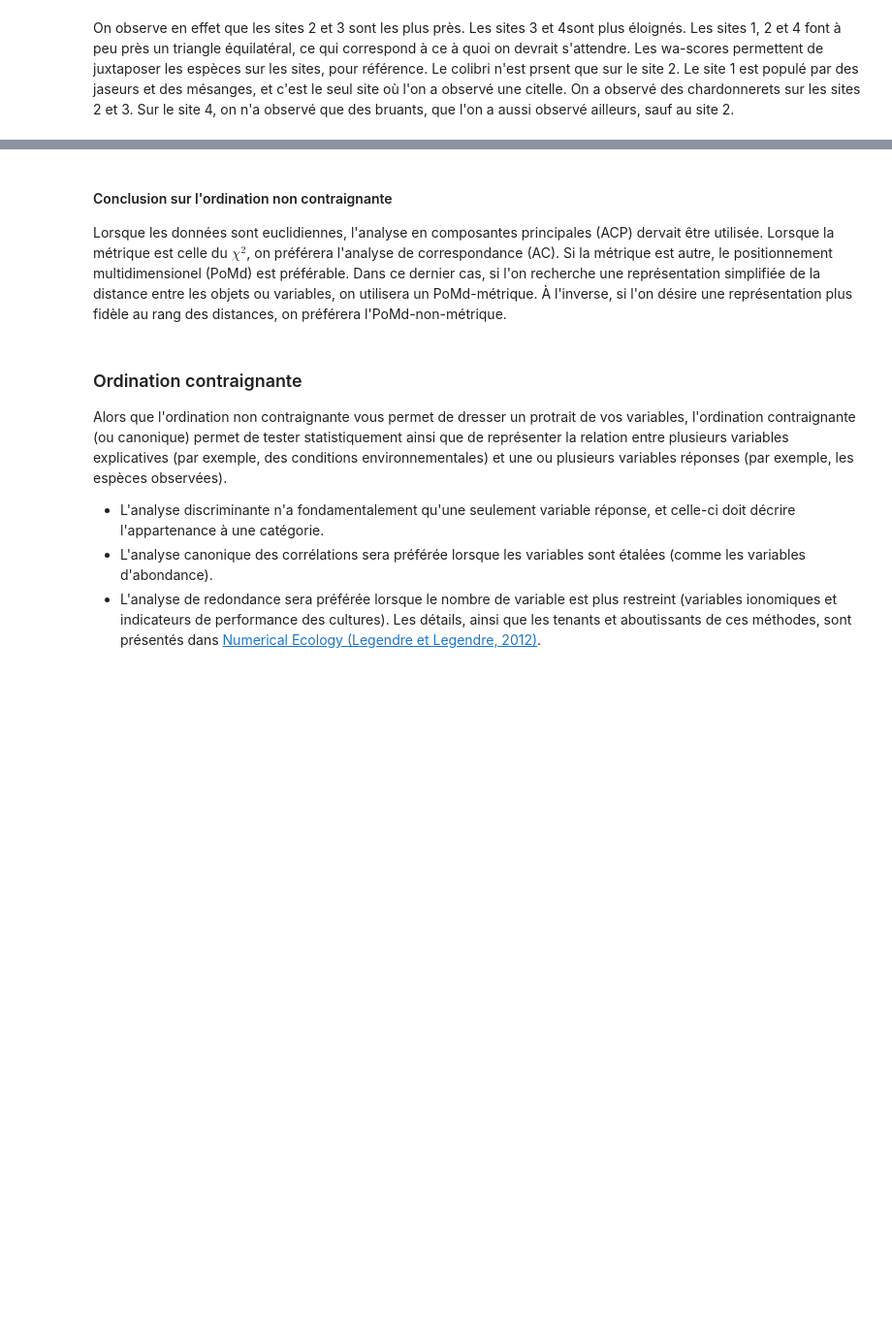
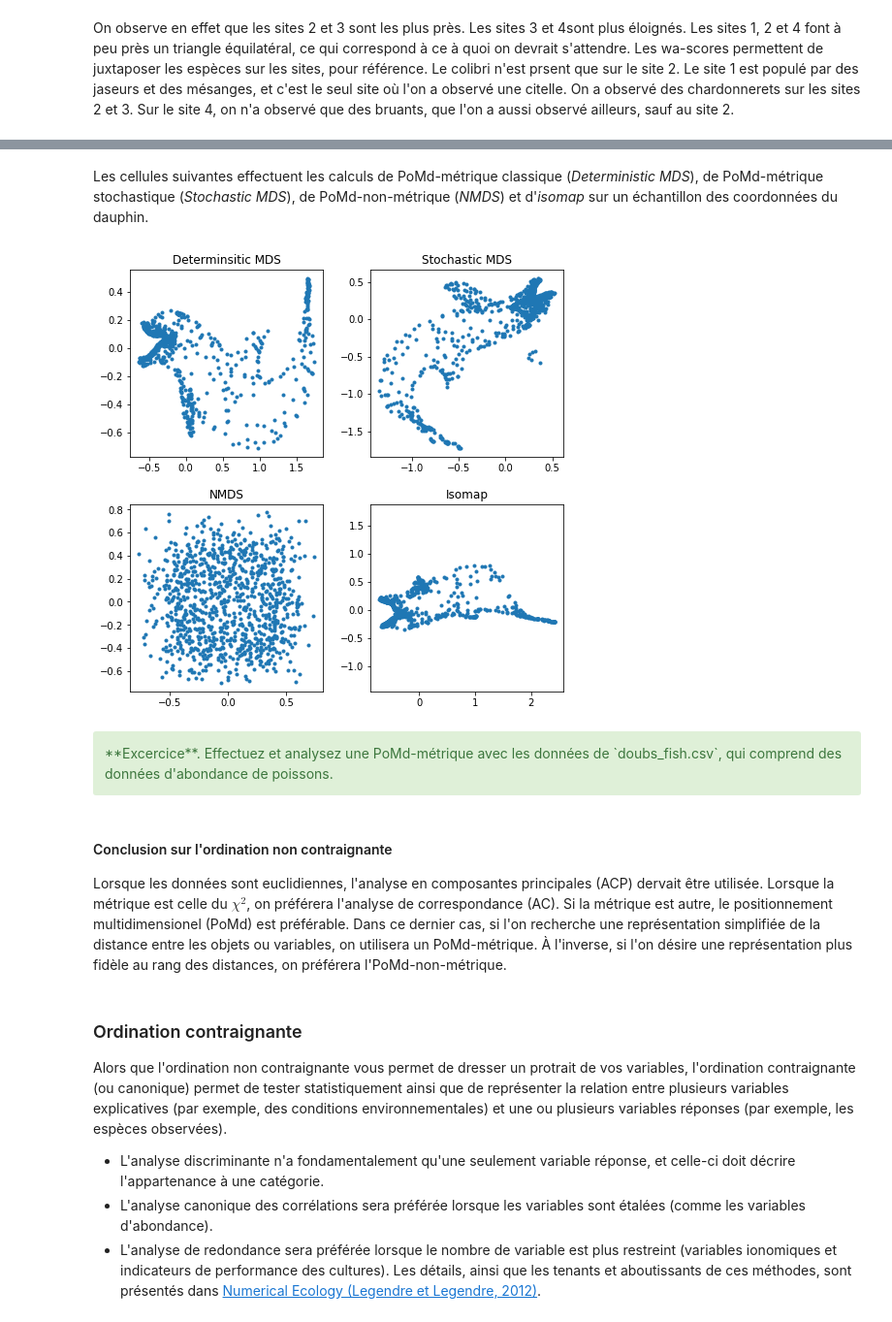
Before and after one commit to essicolo/ecologie-mathematique-Py, a Jupyter notebook: 7_AssocPartOrdin/7_AssocPartOrdin.ipynb, the cells around one changed output, grey strips where cells are left out. Shown at 97% size. Drawn from its saved outputs; the diff is of its cells as text; code cells hidden in the pictures; blank space fills up the shorter version.

```diff
--- a/7_AssocPartOrdin/7_AssocPartOrdin.ipynb
+++ b/7_AssocPartOrdin/7_AssocPartOrdin.ipynb
@@ -1412,0 +1452,34 @@ On observe en effet que les sites 2 et 3 sont les plus près. Les sites 3 et 4so
+# %% [markdown]
+Les cellules suivantes effectuent les calculs de PoMd-métrique classique (*Deterministic MDS*), de PoMd-métrique stochastique (*Stochastic MDS*), de PoMd-non-métrique (*NMDS*) et d'*isomap* sur un échantillon des coordonnées du dauphin.
+# %%
+from sklearn import manifold
+dolphin_sample = dolphin_coord.sample(1000)
+dolphin_pcoa = pcoa(squareform(pdist(dolphin_sample, 'euclidean')))
+dolphin_mds = manifold.MDS(metric=True).fit(dolphin_sample)
+dolphin_nmds = manifold.MDS(metric=False).fit(dolphin_sample)
+dolphin_isomap = manifold.Isomap(n_neighbors=10, n_components=2).fit(dolphin_sample)
+# %%
+plt.figure(figsize=(8, 8))
+
+plt.subplot(2, 2, 1)
+plt.plot(dolphin_pcoa.samples['PC1'], dolphin_pcoa.samples['PC2'], '.')
+plt.title('Determinsitic MDS')
+
+plt.subplot(2, 2, 2)
+plt.plot(dolphin_mds.embedding_[:,0], dolphin_mds.embedding_[:,1], '.')
+plt.title('Stochastic MDS')
+
+plt.subplot(2, 2, 3)
+plt.plot(dolphin_nmds.embedding_[:,0], dolphin_nmds.embedding_[:,1], '.')
+plt.title('NMDS')
+
+plt.subplot(2, 2, 4)
+plt.plot(dolphin_isomap.embedding_[:,0], dolphin_isomap.embedding_[:,1], '.')
+plt.title('Isomap')
+
+plt.subplots_adjust(wspace=0.25, hspace=0.25)
+plt.axis('equal');
+# %% [output]
+[figure, added]
+# %% [markdown]
+<div class="alert alert-block alert-success">**Excercice**. Effectuez et analysez une PoMd-métrique avec les données de `doubs_fish.csv`, qui comprend des données d'abondance de poissons.</div>
```
Also changed, not shown: parts of 39 cells of this notebook, 5 other files.
